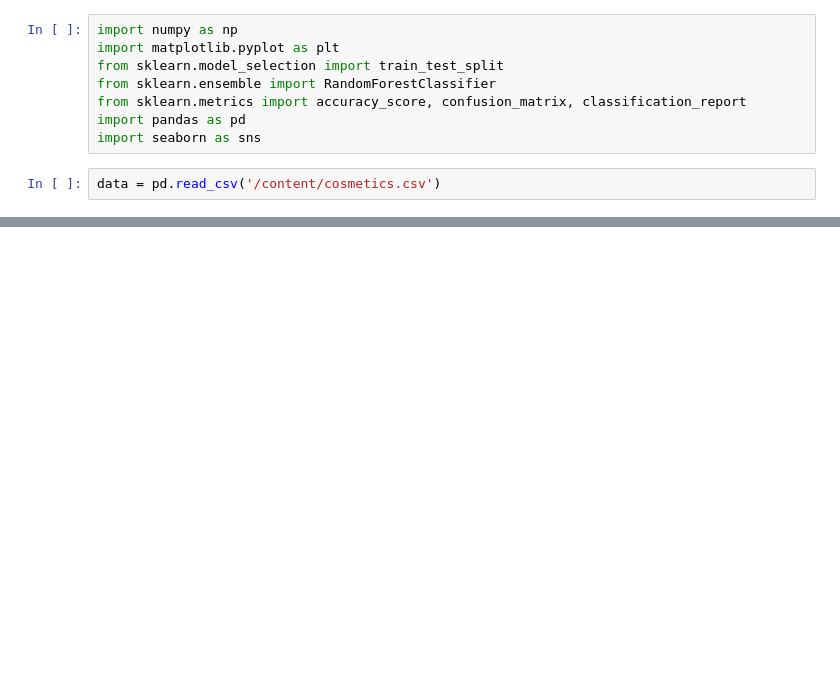
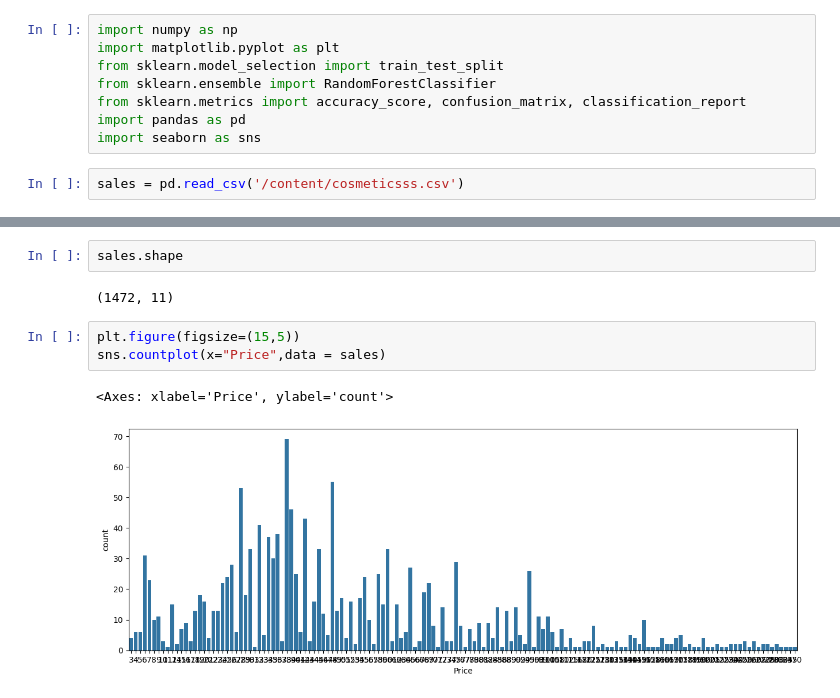
Before and after one commit to sahilnagarkar36/DSML-lab-manual, a Jupyter notebook: DSML_NO3.ipynb, the cells around one changed output, grey strips where cells are left out. Drawn from its saved outputs; the diff is of its cells as text; blank space fills up the shorter version.

```diff
--- a/DSML_NO3.ipynb
+++ b/DSML_NO3.ipynb
@@ -9,4 +9,4 @@ from sklearn.metrics import accuracy_score, confusion_matrix, classification_rep
 import pandas as pd
 import seaborn as sns
 # %%
-data = pd.read_csv('/content/cosmetics.csv')
+sales = pd.read_csv('/content/cosmeticsss.csv')
@@ -14,0 +61,10 @@ UnicodeDecodeError: 'utf-8' codec can't decode byte 0xe8 in position 100: invali
+# %%
+sales.shape
+# %% [output]
+(1472, 11)
+# %%
+plt.figure(figsize=(15,5))
+sns.countplot(x="Price",data = sales)
+# %% [output]
+<Axes: xlabel='Price', ylabel='count'>
+[figure, added]
```
Also changed, not shown: parts of 9 cells of this notebook.
